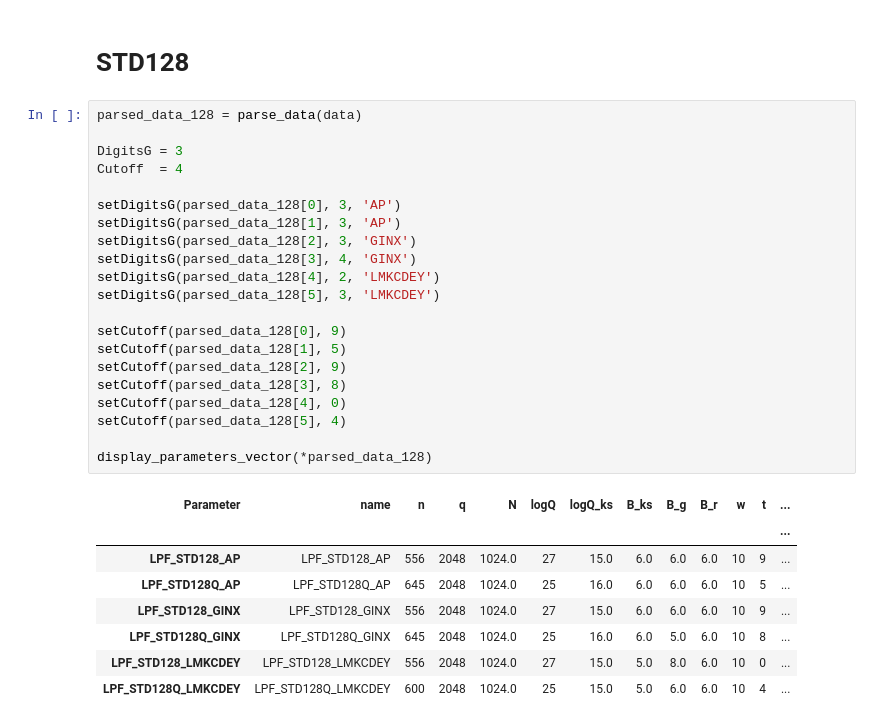
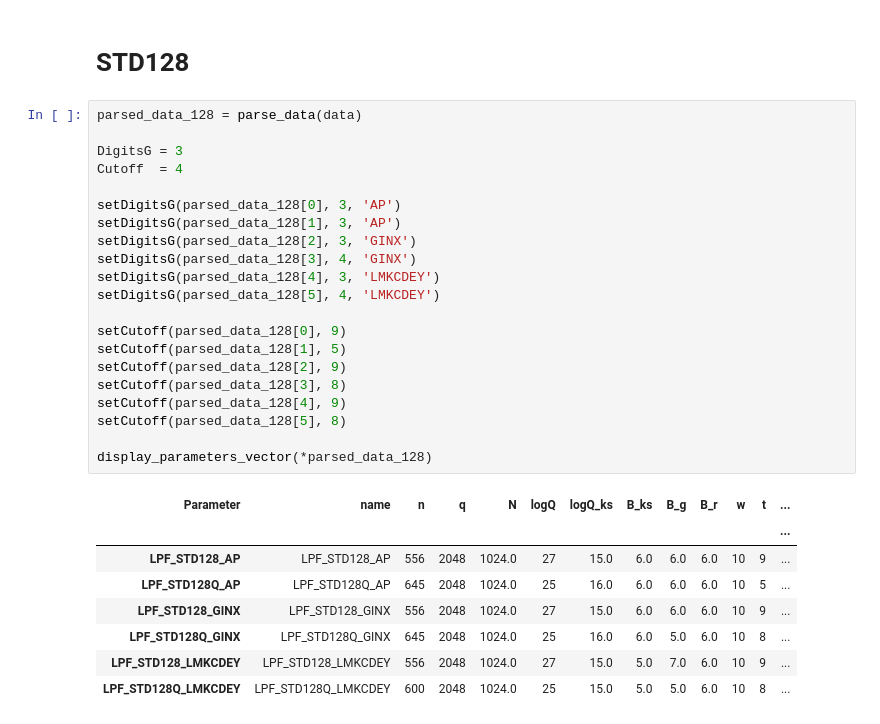
Before and after one commit to HONGDUCK/FHEW-TFHE-Noise-Calculator, a Jupyter notebook: noisetest.ipynb, the cells around one changed output. Cells and saved outputs as stored; diff of their text form.

```diff
--- a/noisetest.ipynb
+++ b/noisetest.ipynb
@@ -95,30 +95,30 @@ display_parameters_vector(*parsed_data_96)
 # %%
 parsed_data_128 = parse_data(data)
 
 DigitsG = 3
 Cutoff  = 4
 
 setDigitsG(parsed_data_128[0], 3, 'AP')
 setDigitsG(parsed_data_128[1], 3, 'AP')
 setDigitsG(parsed_data_128[2], 3, 'GINX')
 setDigitsG(parsed_data_128[3], 4, 'GINX')
-setDigitsG(parsed_data_128[4], 2, 'LMKCDEY')
-setDigitsG(parsed_data_128[5], 3, 'LMKCDEY')
+setDigitsG(parsed_data_128[4], 3, 'LMKCDEY')
+setDigitsG(parsed_data_128[5], 4, 'LMKCDEY')
 
 setCutoff(parsed_data_128[0], 9)
 setCutoff(parsed_data_128[1], 5)
 setCutoff(parsed_data_128[2], 9)
 setCutoff(parsed_data_128[3], 8)
-setCutoff(parsed_data_128[4], 0)
-setCutoff(parsed_data_128[5], 4)
+setCutoff(parsed_data_128[4], 9)
+setCutoff(parsed_data_128[5], 8)
 
 display_parameters_vector(*parsed_data_128)
 # %% [output]
 | Parameter | name | n | q | N | logQ | logQ_ks | B_ks | B_g | B_r | w | t | ... |
 |  |  |  |  |  |  |  |  |  |  |  |  | ... |
 | LPF_STD128_AP | LPF_STD128_AP | 556 | 2048 | 1024.0 | 27 | 15.0 | 6.0 | 6.0 | 6.0 | 10 | 9 | ... |
 | LPF_STD128Q_AP | LPF_STD128Q_AP | 645 | 2048 | 1024.0 | 25 | 16.0 | 6.0 | 6.0 | 6.0 | 10 | 5 | ... |
 | LPF_STD128_GINX | LPF_STD128_GINX | 556 | 2048 | 1024.0 | 27 | 15.0 | 6.0 | 6.0 | 6.0 | 10 | 9 | ... |
 | LPF_STD128Q_GINX | LPF_STD128Q_GINX | 645 | 2048 | 1024.0 | 25 | 16.0 | 6.0 | 5.0 | 6.0 | 10 | 8 | ... |
-| LPF_STD128_LMKCDEY | LPF_STD128_LMKCDEY | 556 | 2048 | 1024.0 | 27 | 15.0 | 5.0 | 8.0 | 6.0 | 10 | 0 | ... |
-| LPF_STD128Q_LMKCDEY | LPF_STD128Q_LMKCDEY | 600 | 2048 | 1024.0 | 25 | 15.0 | 5.0 | 6.0 | 6.0 | 10 | 4 | ... |
+| LPF_STD128_LMKCDEY | LPF_STD128_LMKCDEY | 556 | 2048 | 1024.0 | 27 | 15.0 | 5.0 | 7.0 | 6.0 | 10 | 9 | ... |
+| LPF_STD128Q_LMKCDEY | LPF_STD128Q_LMKCDEY | 600 | 2048 | 1024.0 | 25 | 15.0 | 5.0 | 5.0 | 6.0 | 10 | 8 | ... |
```
Also changed, not shown: parts of 2 cells of this notebook, 1 other file.
